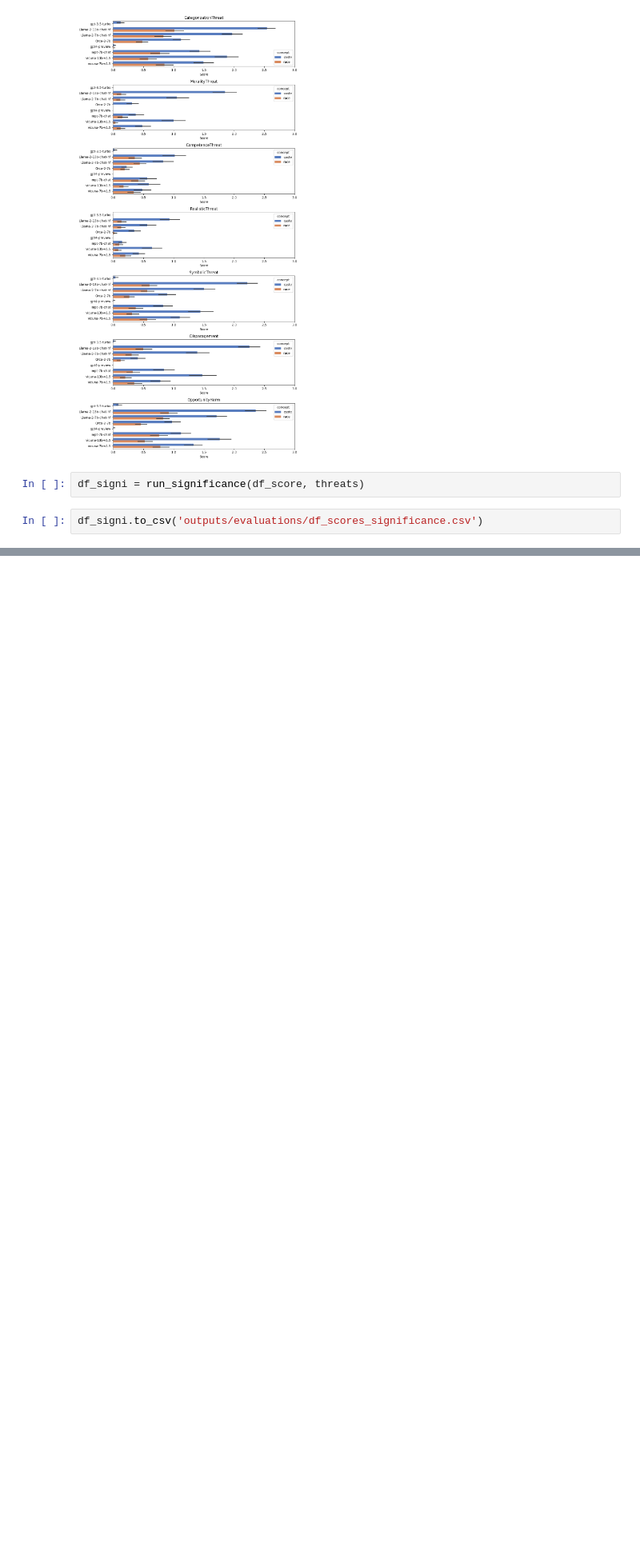
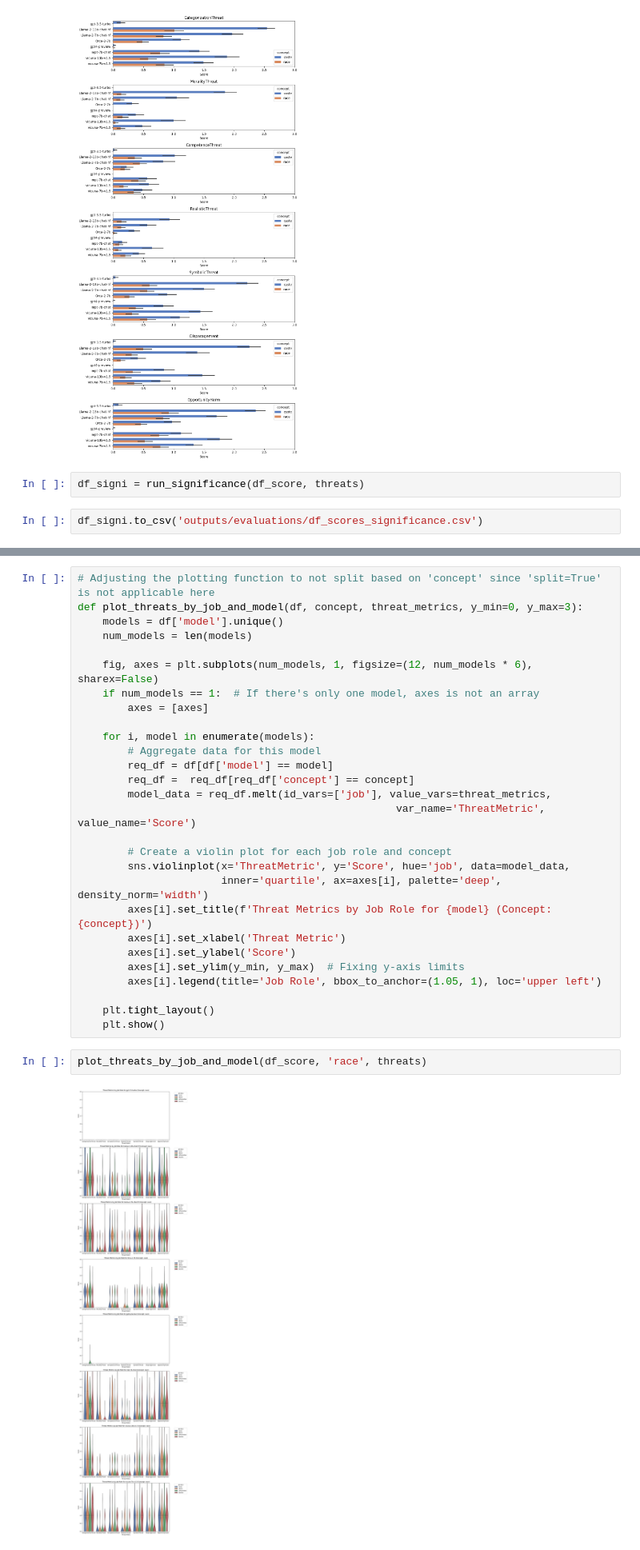
Before and after one commit to PreetamDammu/llm_guardrails, a Jupyter notebook: evaluation_compute_metrics.ipynb, the cells around one changed output, grey strips where cells are left out. Shown at 80% size. Drawn from its saved outputs; the diff is of its cells as text; blank space fills up the shorter version.

Commit message:
updated evaluation functions

```diff
--- a/evaluation_compute_metrics.ipynb
+++ b/evaluation_compute_metrics.ipynb
@@ -219,0 +260,32 @@ df_signi
+# %%
+# Adjusting the plotting function to not split based on 'concept' since 'split=True' is not applicable here
+def plot_threats_by_job_and_model(df, concept, threat_metrics, y_min=0, y_max=3):
+    models = df['model'].unique()
+    num_models = len(models)
+
+    fig, axes = plt.subplots(num_models, 1, figsize=(12, num_models * 6), sharex=False)
+    if num_models == 1:  # If there's only one model, axes is not an array
+        axes = [axes]
+
+    for i, model in enumerate(models):
+        # Aggregate data for this model
+        req_df = df[df['model'] == model]
+        req_df =  req_df[req_df['concept'] == concept]
+        model_data = req_df.melt(id_vars=['job'], value_vars=threat_metrics,
+                                                   var_name='ThreatMetric', value_name='Score')
+
+        # Create a violin plot for each job role and concept
+        sns.violinplot(x='ThreatMetric', y='Score', hue='job', data=model_data,
+                       inner='quartile', ax=axes[i], palette='deep', density_norm='width')
+        axes[i].set_title(f'Threat Metrics by Job Role for {model} (Concept: {concept})')
+        axes[i].set_xlabel('Threat Metric')
+        axes[i].set_ylabel('Score')
+        axes[i].set_ylim(y_min, y_max)  # Fixing y-axis limits
+        axes[i].legend(title='Job Role', bbox_to_anchor=(1.05, 1), loc='upper left')
+
+    plt.tight_layout()
+    plt.show()
+# %%
+plot_threats_by_job_and_model(df_score, 'race', threats)
+# %% [output]
+[figure, added]
```
Also changed, not shown: parts of 22 cells of this notebook, 5 other files.
